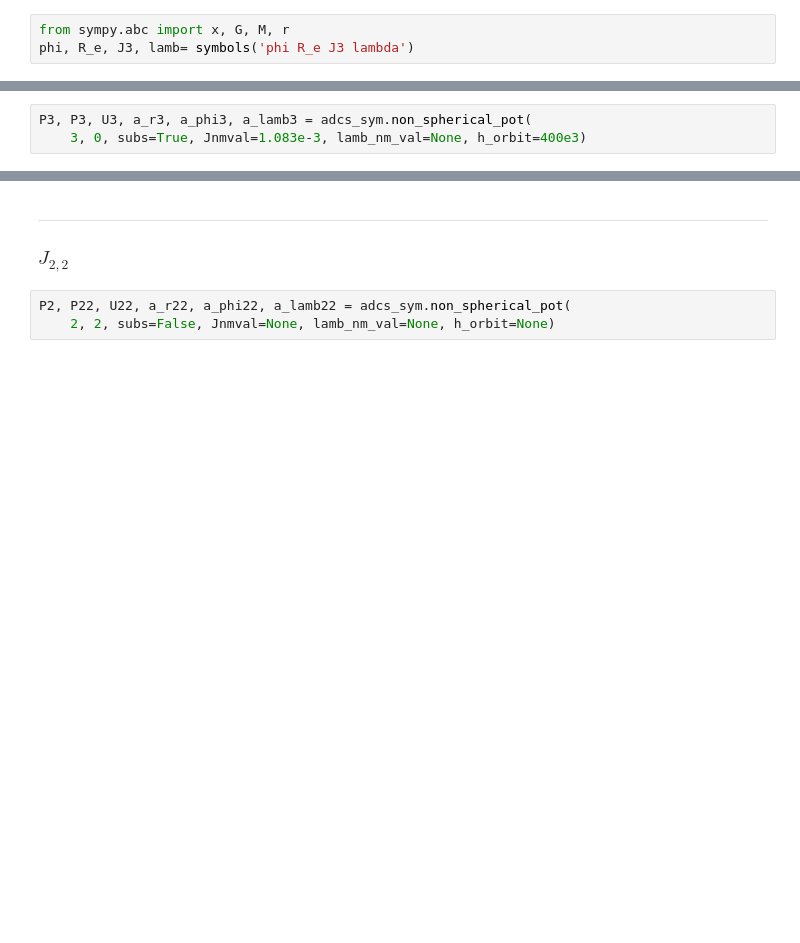
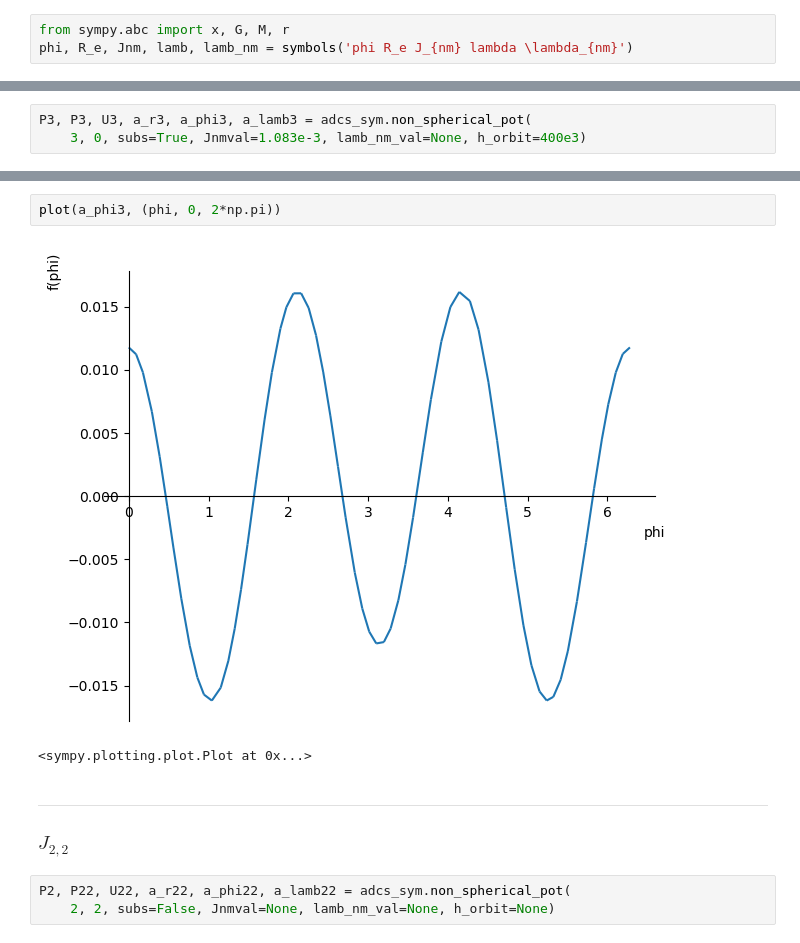
Before and after one commit to diegoomataix/ADCS_PyLibrary, a Jupyter notebook: Problems/Problems-ADCSII-3.ipynb, the cells around one changed output, grey strips where cells are left out. Drawn from its saved outputs; the diff is of its cells as text; blank space fills up the shorter version.

```diff
--- a/Problems/Problems-ADCSII-3.ipynb
+++ b/Problems/Problems-ADCSII-3.ipynb
@@ -15,7 +15,7 @@ import ADCS_Functions as adcs
 import ADCS_Functions_sym as adcs_sym
 # %%
 from sympy.abc import x, G, M, r
-phi, R_e, J3, lamb= symbols('phi R_e J3 lambda')
+phi, R_e, Jnm, lamb, lamb_nm = symbols('phi R_e J_{nm} lambda \lambda_{nm}')
 # %% [markdown]
 __________________________
 
@@ -50,6 +50,11 @@ P3, P3, U3, a_r3, a_phi3, a_lamb3 = adcs_sym.non_spherical_pot(
 P3, P3, U3, a_r3, a_phi3, a_lamb3
 # %% [output]
 $\displaystyle \left( \left(2.5 \sin^{2}{\left(\phi \right)} - 1.5\right) \sin{\left(\phi \right)}, \  \left(2.5 \sin^{2}{\left(\phi \right)} - 1.5\right) \sin{\left(\phi \right)}, \  \frac{G J_{nm} M R_{e}^{3} \left(2.5 \sin^{2}{\left(\phi \right)} - 1.5\right) \sin{\left(\phi \right)}}{r^{4}}, \  \left(0.0784377149082821 \sin^{2}{\left(\phi \right)} - 0.0470626289449693\right) \sin{\left(\phi \right)}, \  \left(0.0117656572362423 - 0.0588282861812116 \sin^{2}{\left(\phi \right)}\right) \cos{\left(\phi \right)}, \  0\right)$
+# %%
+plot(a_phi3, (phi, 0, 2*np.pi))
+# %% [output]
+[figure, added]
+<sympy.plotting.plot.Plot at 0x...>
 # %% [markdown]
 ________________
 
```
Also changed, not shown: parts of 6 cells of this notebook, 1 other file.
